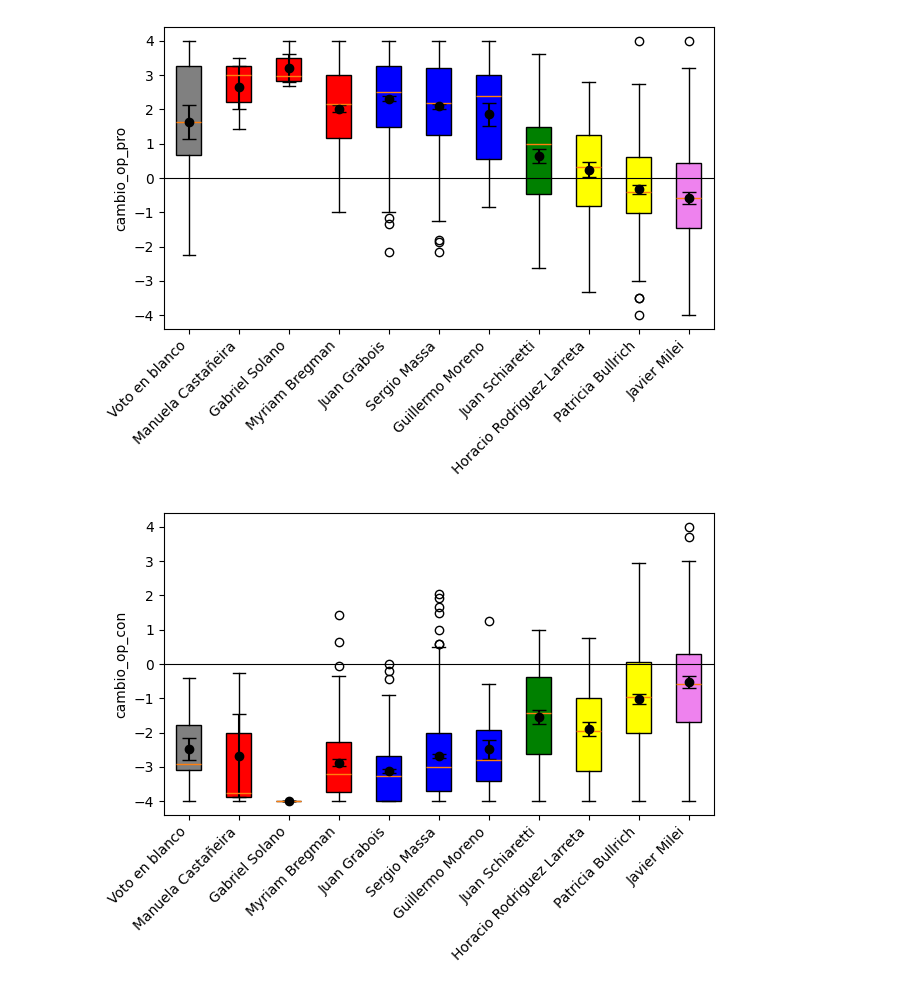
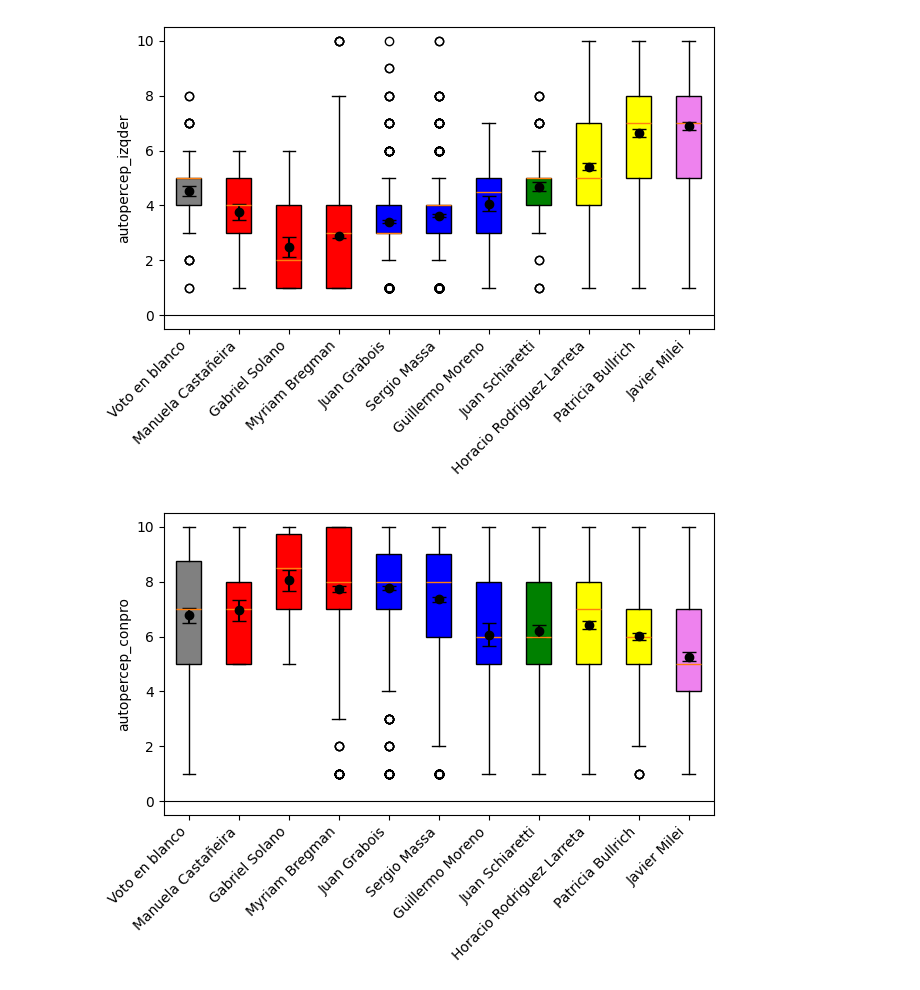
Before and after one commit to Rogoyin/Tesio, a Jupyter notebook: Laboratorio de Tesis.ipynb, the cells around one changed output. Drawn from its saved outputs; the diff is of its cells as text; code cells hidden in the pictures.

```diff
--- a/Laboratorio de Tesis.ipynb
+++ b/Laboratorio de Tesis.ipynb
@@ -40,7 +40,7 @@ Paths = {'PC_Depto': 'J:/My Drive/Experimento/Plantillas finales/',
 PC = 'PC_Depto'
 # %%
 # Definir la base en que se va a operar.
-Base = '3. Ballotage - Filtrado (sin outliers).xlsx'
+Base = '3. Generales - Filtrado (sin outliers).xlsx'
 # %%
 # Crear dataframe.
 df = pd.read_excel(Paths[PC] + Base)
@@ -98,6 +98,6 @@ for Variable in Variables:
 # %%
 # Variables a graficar.
-Variables = ['cambio_op_pro', 'cambio_op_con', 'cambio_op_con_der', 'cambio_op_con_izq', 'cambio_op_pro_der', 'cambio_op_pro_izq']
+Variables = ['autopercep_izqder', 'autopercep_conpro', 'autopercep_perantiper', 'indice_progresismo', 'indice_conservadurismo']
 
 for Variable in Variables:
 
@@ -133,32 +133,32 @@ for Variable in Variables:
 
     # Añadir etiquetas de los candidatos en el eje x.
     Grafico_1.set_xticklabels(Candidatos_A_Graficar, rotation=45, ha='right')
 
     # Añadir etiquetas y rotar los nombres de los candidatos.
     Grafico_1.set_ylabel(Variable)
 
     # Añadir una línea de base en y = 21.
     #Grafico_1.axhline(21, color='red', linewidth=0.8)
 
     # Añadir una línea de base en y = 0.
     Grafico_1.axhline(0, color='black', linewidth=0.8)
 
     # Calcular y graficar el error estándar para cada candidato.
     for i, Candidato in enumerate(Candidatos_A_Graficar):
         # Obtener los datos del candidato.
         Datos_Candidato = df[df['candidato_PASO_2023'] == Candidato][Variable]
         # Calcular el error estándar.
         Error_Estandar = Datos_Candidato.std() / np.sqrt(len(Datos_Candidato))
         # Obtener la media.
         Media = Datos_Candidato.mean()
         # Graficar el error estándar como una barra.
         Grafico_1.errorbar(i + 1, Media, yerr=Error_Estandar, fmt='o', color='black', capsize=5)
 
     # Ajustar el diseño para que las etiquetas no se superpongan.
     plt.tight_layout()
 
     # Mostrar el gráfico.
     plt.show()
 # %% [output]
-[figure, old version]
+[figure, new version]
-[figure, old version]
+[figure, new version]
```
Also changed, not shown: parts of 3 cells of this notebook, 3 other files.
